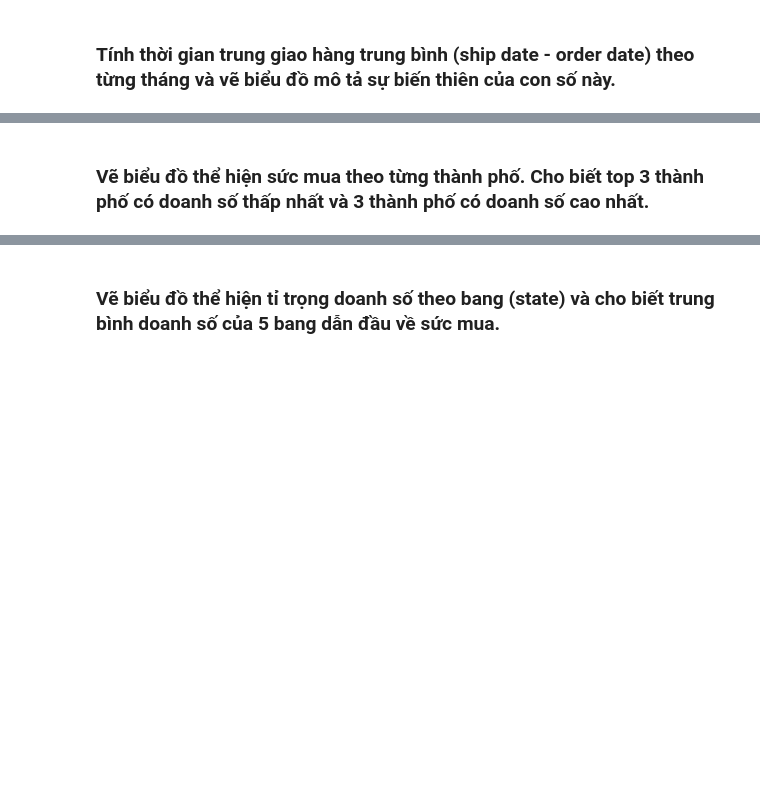
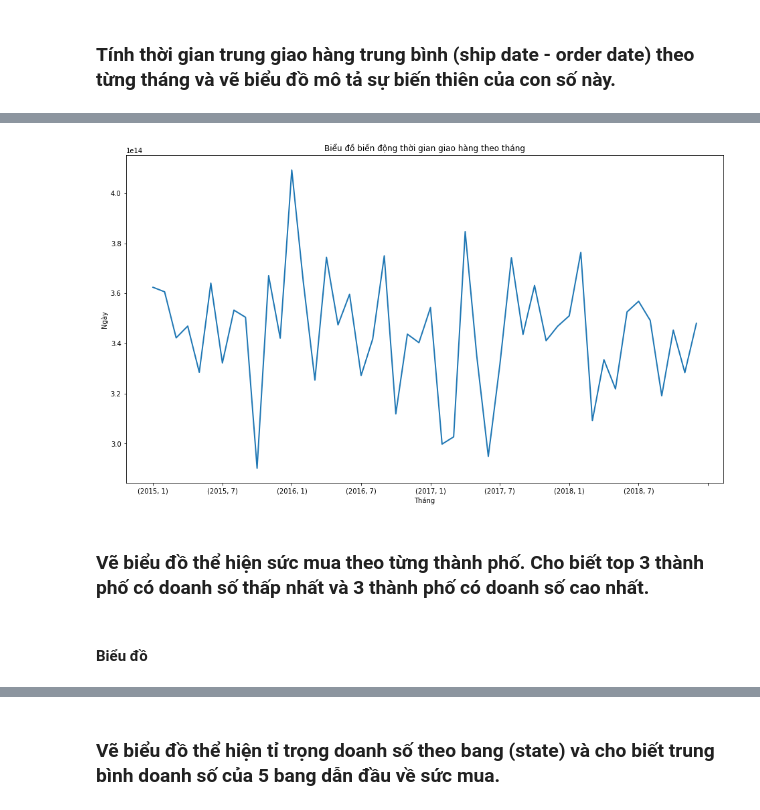
Before and after one commit to minhhieu9800/Python-MSE, a Jupyter notebook: Assignment.ipynb, the cells around one changed output, grey strips where cells are left out. Cells and saved outputs as stored; diff of their text form; code cells hidden in the pictures; blank space fills up the shorter version.

```diff
--- a/Assignment.ipynb
+++ b/Assignment.ipynb
@@ -239,0 +239,9 @@ dtype: object
+# %%
+df["Time Deliver"] = df["Ship Date"] - df["Order Date"]
+# %%
+df_time = df.groupby([df["Order Date"].rename("Year").dt.year, df["Order Date"].rename("Month").dt.month])["Time Deliver"].mean().to_frame()
+
+df_time["Days"] = df_time["Time Deliver"].apply(lambda x: str(x).split('days')[0].strip())
+df_time["Days"] = df_time['Days'].astype(int)
+
+print(df_time)
@@ -239,0 +268,3 @@ dtype: object
+# %%
+df_time["Time"] = df_time.index.to_numpy()
+df_time['Time'] = df_time['Time'].astype(str)
@@ -240,2 +292,15 @@ dtype: object
+# %%
+fig, ax = plt.subplots()
+
+ax.plot(df_time["Time"], df_time["Time Deliver"], linewidth=2.0)
+ax.set(title='Biểu đồ biến động thời gian giao hàng theo tháng', xlabel="Tháng", ylabel="Ngày")
+# plt.xticks(df_by_month["Time"])
+ax.xaxis.set_major_locator(plt.MaxNLocator(10))
+plt.rcParams["figure.figsize"] = [16,9]
+plt.show()
+# %% [output]
+[figure, added]
 # %% [markdown]
 ### Vẽ biểu đồ thể hiện sức mua theo từng thành phố. Cho biết top 3 thành phố có doanh số thấp nhất và 3 thành phố có doanh số cao nhất.
+# %% [markdown]
+#### Biểu đồ
```
Also changed, not shown: parts of 41 cells of this notebook.
